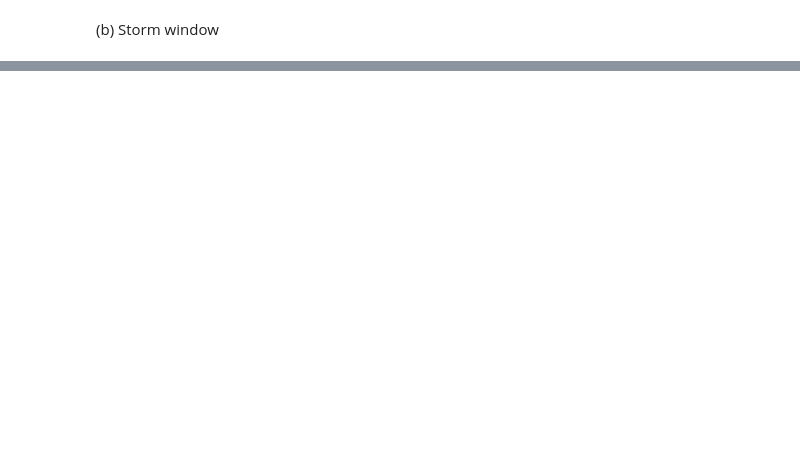
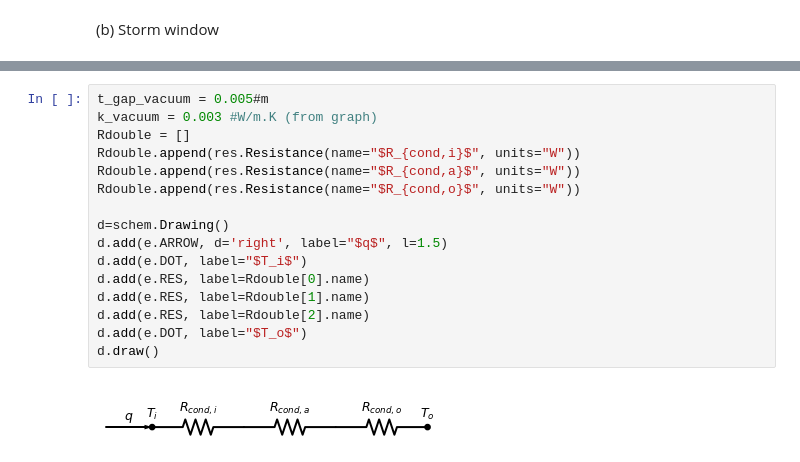
Before and after one commit to avery-cc/Heat-Transfer, a Jupyter notebook: ME144-HW2-2022-student.ipynb, the cells around one changed output, grey strips where cells are left out. Drawn from its saved outputs; the diff is of its cells as text; blank space fills up the shorter version.

```diff
--- a/ME144-HW2-2022-student.ipynb
+++ b/ME144-HW2-2022-student.ipynb
@@ -441,0 +489,18 @@ Rdouble = []
+# %%
+t_gap_vacuum = 0.005#m
+k_vacuum = 0.003 #W/m.K (from graph)
+Rdouble = []
+Rdouble.append(res.Resistance(name="$R_{cond,i}$", units="W"))
+Rdouble.append(res.Resistance(name="$R_{cond,a}$", units="W"))
+Rdouble.append(res.Resistance(name="$R_{cond,o}$", units="W"))
+
+d=schem.Drawing()
+d.add(e.ARROW, d='right', label="$q$", l=1.5)
+d.add(e.DOT, label="$T_i$")
+d.add(e.RES, label=Rdouble[0].name)
+d.add(e.RES, label=Rdouble[1].name)
+d.add(e.RES, label=Rdouble[2].name)
+d.add(e.DOT, label="$T_o$")
+d.draw()
+# %% [output]
+[figure, added]
```
Also changed, not shown: parts of 11 cells of this notebook.
